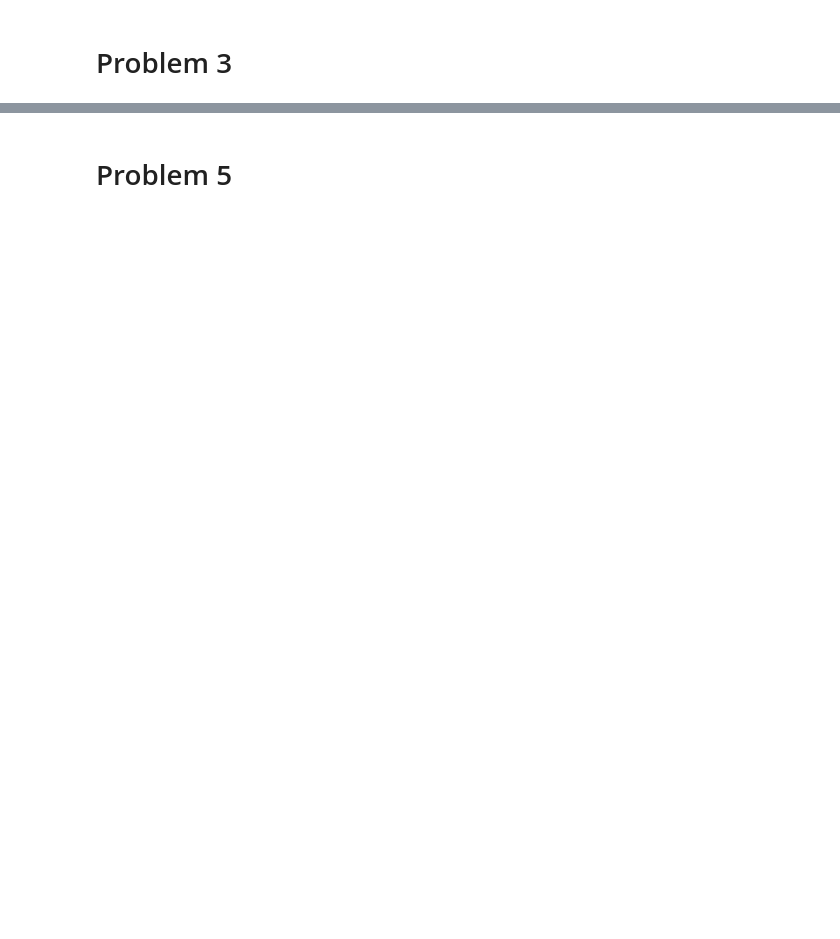
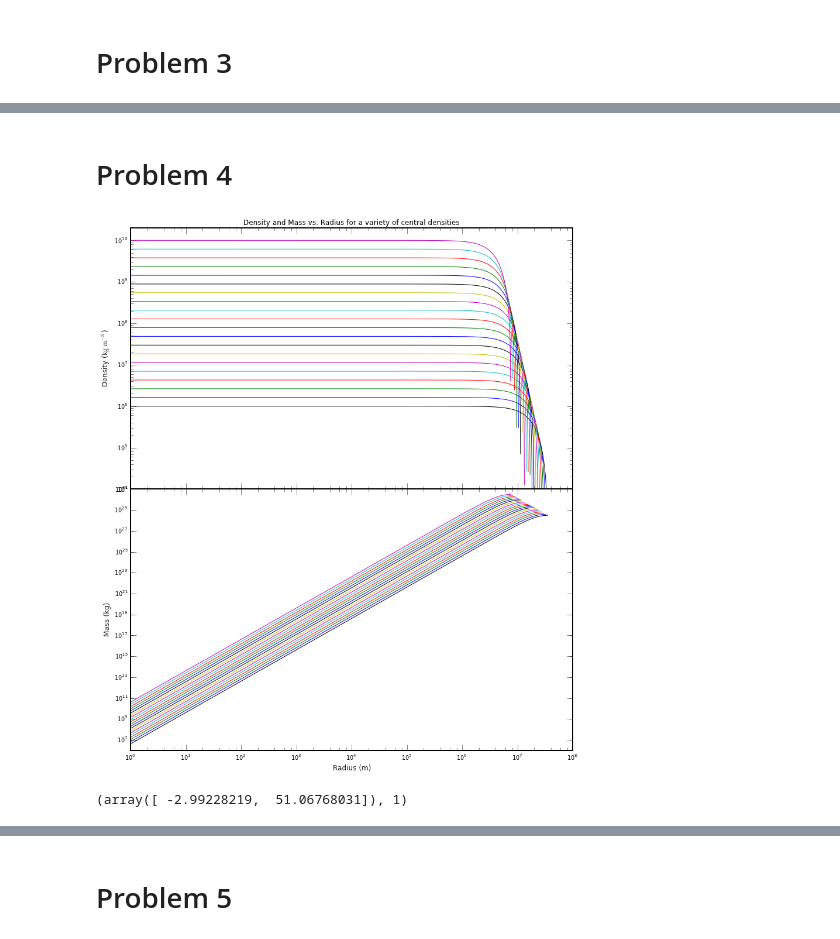
Before and after one commit to adrn/ipython-notebooks, a Jupyter notebook: Stellar Structure PS5.ipynb, the cells around one changed output, grey strips where cells are left out. Cells and saved outputs as stored; diff of their text form; code cells hidden in the pictures; blank space fills up the shorter version.

```diff
--- a/Stellar Structure PS5.ipynb
+++ b/Stellar Structure PS5.ipynb
@@ -274,0 +235,32 @@ ylabel("Density")
+# %% [markdown]
+# Problem 4
+# %%
+initial_r = 1.
+
+max_radii = []
+total_masses = []
+
+fig, axes = subplots(2, 1, sharex=True, figsize=(12,16))
+for rho_c in np.logspace(6,10,20):
+    integrator.initialize(rho_c, 4./3*np.pi*initial_r**3*rho_c)
+    r, density, mass = integrator.run(initial_r, 1E9, step_size=1E5)
+    axes[0].loglog(r, density)
+    axes[1].loglog(r, mass)
+
+    max_radii.append(max(r[np.isfinite(mass)]))
+    total_masses.append(max(mass[np.isfinite(mass)]))
+
+axes[0].set_title("Density and Mass vs. Radius for a variety of central densities")
+axes[0].set_ylim(1E4, 2E10)
+axes[0].set_ylabel(r"Density ($\mathrm{kg}$ $\mathrm{m}^{-3}$)")
+
+axes[1].set_xlabel("Radius (m)")
+axes[1].set_ylabel("Mass (kg)")
+fig.subplots_adjust(hspace=0.0)
+# %% [output]
+[figure, added]
+# %%
+p2,ier = so.leastsq(lambda p,x,y: y-p[0]*x-p[1], [1.,1.], args=(np.log10(max_radii), np.log10(total_masses)))
+p2, ier
+# %% [output]
+(array([ -2.99228219,  51.06768031]), 1)
```
Also changed, not shown: parts of 28 cells of this notebook.
